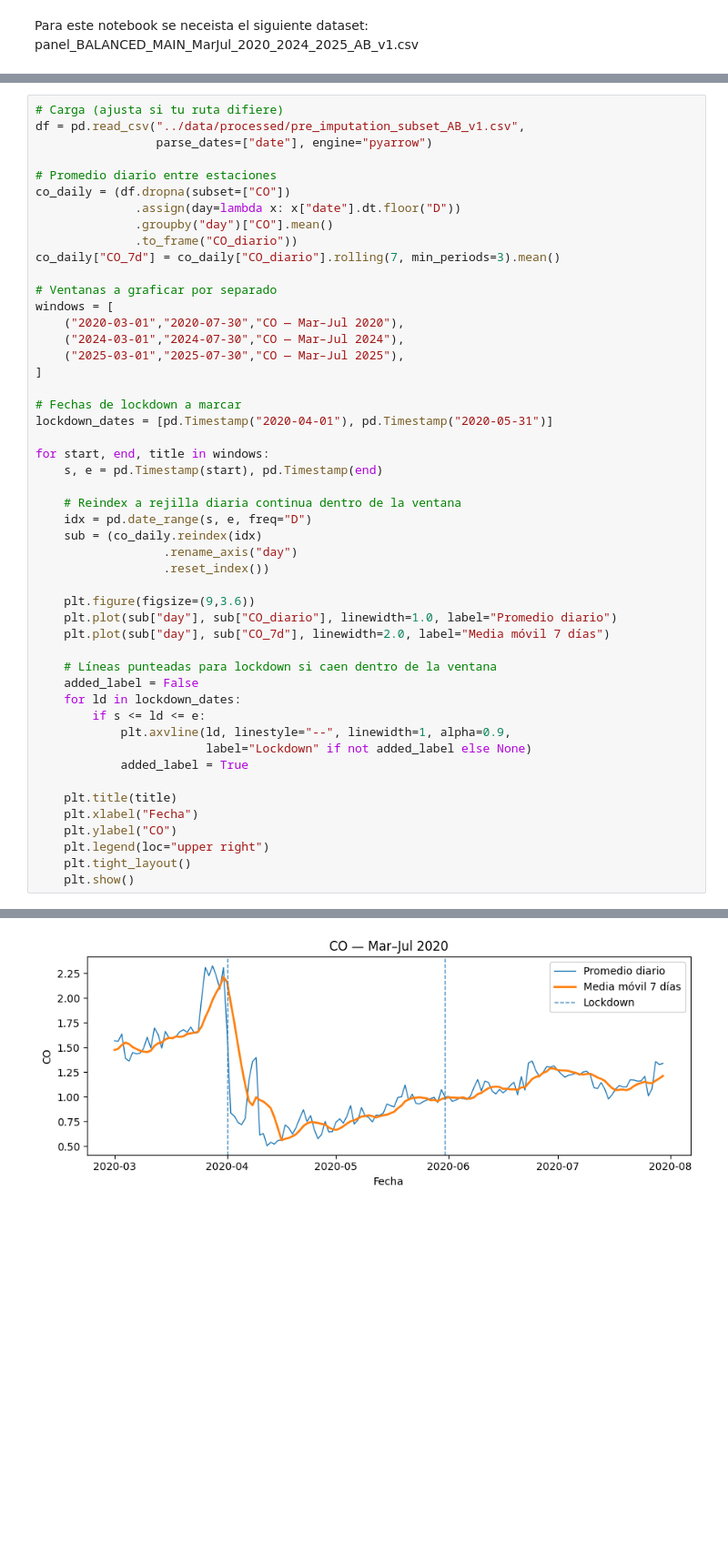
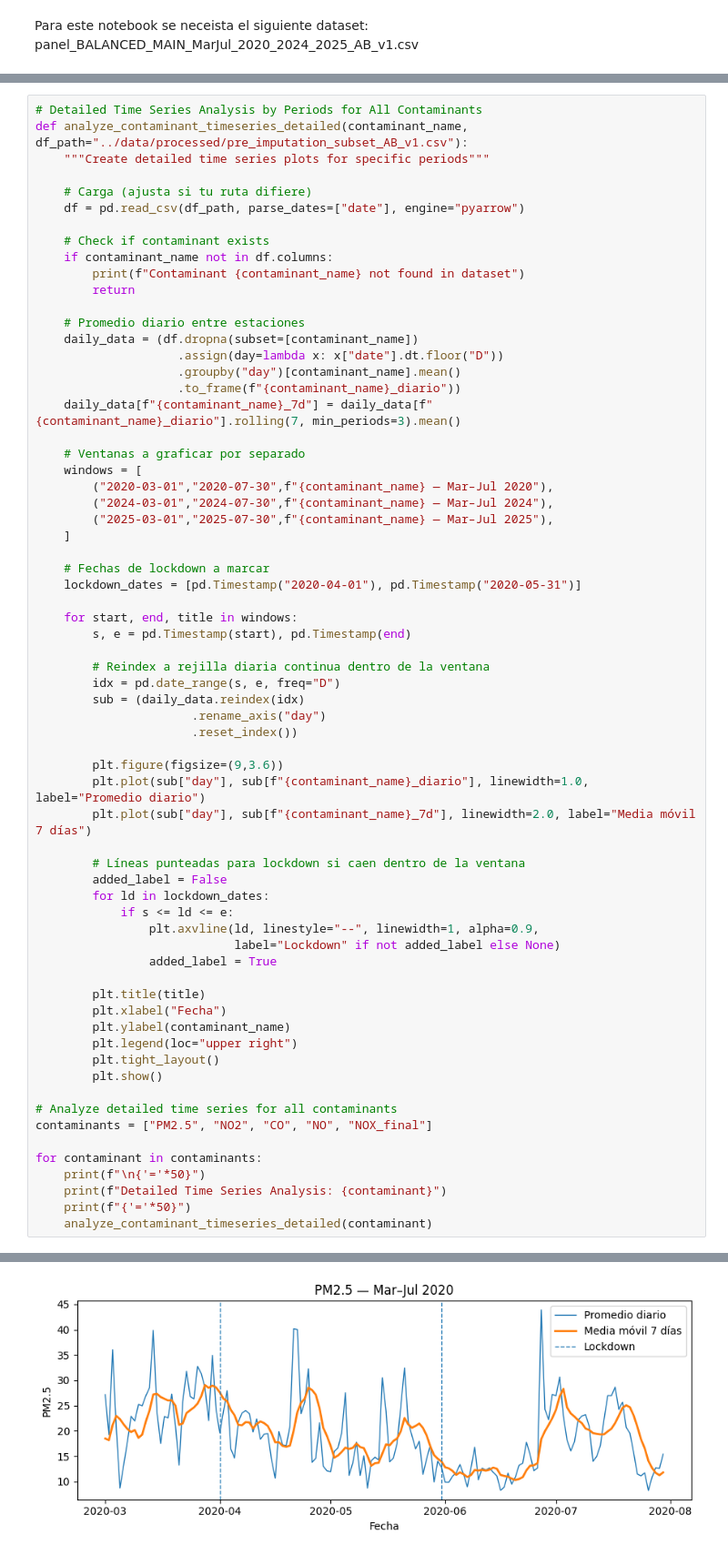
Before and after one commit to Facundo-Barbera/MA2003B-Reto, a Jupyter notebook: notebooks/statistical_analysis.ipynb, the cells around one changed output, grey strips where cells are left out. Shown at 91% size. Drawn from its saved outputs; the diff is of its cells as text; blank space fills up the shorter version.

```diff
--- a/notebooks/statistical_analysis.ipynb
+++ b/notebooks/statistical_analysis.ipynb
@@ -97,50 +147,67 @@ plt.show()
 # %%
-# Carga (ajusta si tu ruta difiere)
-df = pd.read_csv("../data/processed/pre_imputation_subset_AB_v1.csv",
-                 parse_dates=["date"], engine="pyarrow")
+# Detailed Time Series Analysis by Periods for All Contaminants
+def analyze_contaminant_timeseries_detailed(contaminant_name, df_path="../data/processed/pre_imputation_subset_AB_v1.csv"):
+    """Create detailed time series plots for specific periods"""
 
-# Promedio diario entre estaciones
-co_daily = (df.dropna(subset=["CO"])
-              .assign(day=lambda x: x["date"].dt.floor("D"))
-              .groupby("day")["CO"].mean()
-              .to_frame("CO_diario"))
-co_daily["CO_7d"] = co_daily["CO_diario"].rolling(7, min_periods=3).mean()
+    # Carga (ajusta si tu ruta difiere)
+    df = pd.read_csv(df_path, parse_dates=["date"], engine="pyarrow")
 
-# Ventanas a graficar por separado
-windows = [
-    ("2020-03-01","2020-07-30","CO — Mar–Jul 2020"),
-    ("2024-03-01","2024-07-30","CO — Mar–Jul 2024"),
-    ("2025-03-01","2025-07-30","CO — Mar–Jul 2025"),
-]
+    # Check if contaminant exists
+    if contaminant_name not in df.columns:
+        print(f"Contaminant {contaminant_name} not found in dataset")
+        return
 
-# Fechas de lockdown a marcar
-lockdown_dates = [pd.Timestamp("2020-04-01"), pd.Timestamp("2020-05-31")]
+    # Promedio diario entre estaciones
+    daily_data = (df.dropna(subset=[contaminant_name])
+                    .assign(day=lambda x: x["date"].dt.floor("D"))
+                    .groupby("day")[contaminant_name].mean()
+                    .to_frame(f"{contaminant_name}_diario"))
+    daily_data[f"{contaminant_name}_7d"] = daily_data[f"{contaminant_name}_diario"].rolling(7, min_periods=3).mean()
 
-for start, end, title in windows:
-    s, e = pd.Timestamp(start), pd.Timestamp(end)
+    # Ventanas a graficar por separado
+    windows = [
+        ("2020-03-01","2020-07-30",f"{contaminant_name} — Mar–Jul 2020"),
+        ("2024-03-01","2024-07-30",f"{contaminant_name} — Mar–Jul 2024"),
+        ("2025-03-01","2025-07-30",f"{contaminant_name} — Mar–Jul 2025"),
+    ]
 
-    # Reindex a rejilla diaria continua dentro de la ventana
-    idx = pd.date_range(s, e, freq="D")
-    sub = (co_daily.reindex(idx)
-                  .rename_axis("day")
-                  .reset_index())
+    # Fechas de lockdown a marcar
+    lockdown_dates = [pd.Timestamp("2020-04-01"), pd.Timestamp("2020-05-31")]
 
-    plt.figure(figsize=(9,3.6))
-    plt.plot(sub["day"], sub["CO_diario"], linewidth=1.0, label="Promedio diario")
-    plt.plot(sub["day"], sub["CO_7d"], linewidth=2.0, label="Media móvil 7 días")
+    for start, end, title in windows:
+        s, e = pd.Timestamp(start), pd.Timestamp(end)
 
-    # Líneas punteadas para lockdown si caen dentro de la ventana
-    added_label = False
-    for ld in lockdown_dates:
-        if s <= ld <= e:
-            plt.axvline(ld, linestyle="--", linewidth=1, alpha=0.9,
-                        label="Lockdown" if not added_label else None)
-            added_label = True
+        # Reindex a rejilla diaria continua dentro de la ventana
+        idx = pd.date_range(s, e, freq="D")
+        sub = (daily_data.reindex(idx)
+                      .rename_axis("day")
+                      .reset_index())
 
-    plt.title(title)
-    plt.xlabel("Fecha")
-    plt.ylabel("CO")
-    plt.legend(loc="upper right")
-    plt.tight_layout()
-    plt.show()
+        plt.figure(figsize=(9,3.6))
+        plt.plot(sub["day"], sub[f"{contaminant_name}_diario"], linewidth=1.0, label="Promedio diario")
+        plt.plot(sub["day"], sub[f"{contaminant_name}_7d"], linewidth=2.0, label="Media móvil 7 días")
+
+        # Líneas punteadas para lockdown si caen dentro de la ventana
+        added_label = False
+        for ld in lockdown_dates:
+            if s <= ld <= e:
+                plt.axvline(ld, linestyle="--", linewidth=1, alpha=0.9,
+                            label="Lockdown" if not added_label else None)
+                added_label = True
+
+        plt.title(title)
+        plt.xlabel("Fecha")
+        plt.ylabel(contaminant_name)
+        plt.legend(loc="upper right")
+        plt.tight_layout()
+        plt.show()
+
+# Analyze detailed time series for all contaminants
+contaminants = ["PM2.5", "NO2", "CO", "NO", "NOX_final"]
+
+for contaminant in contaminants:
+    print(f"\n{'='*50}")
+    print(f"Detailed Time Series Analysis: {contaminant}")
+    print(f"{'='*50}")
+    analyze_contaminant_timeseries_detailed(contaminant)
 # %% [output]
@@ -147 +217 @@ for start, end, title in windows:
-[figure, old version]
+[figure, new version]
```
Also changed, not shown: parts of 3 cells of this notebook, 2 other files.
